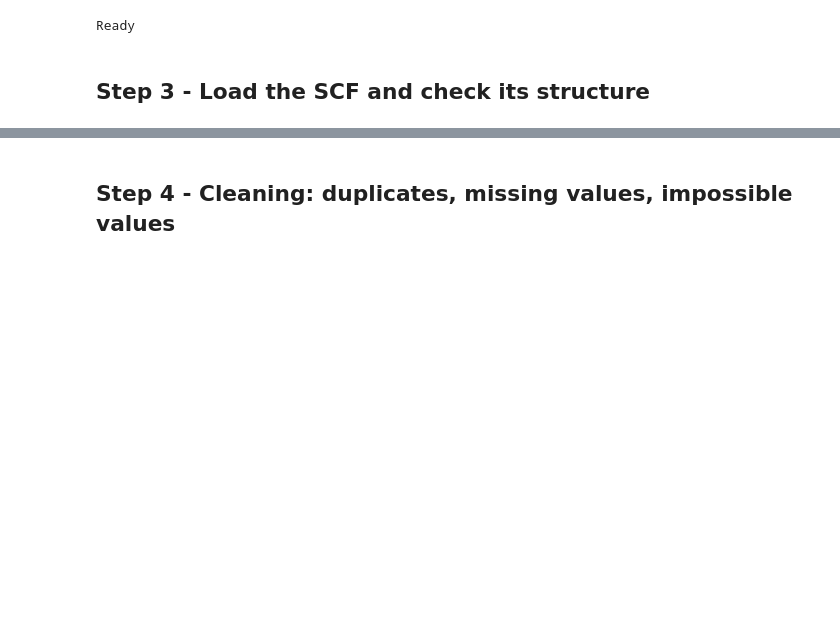
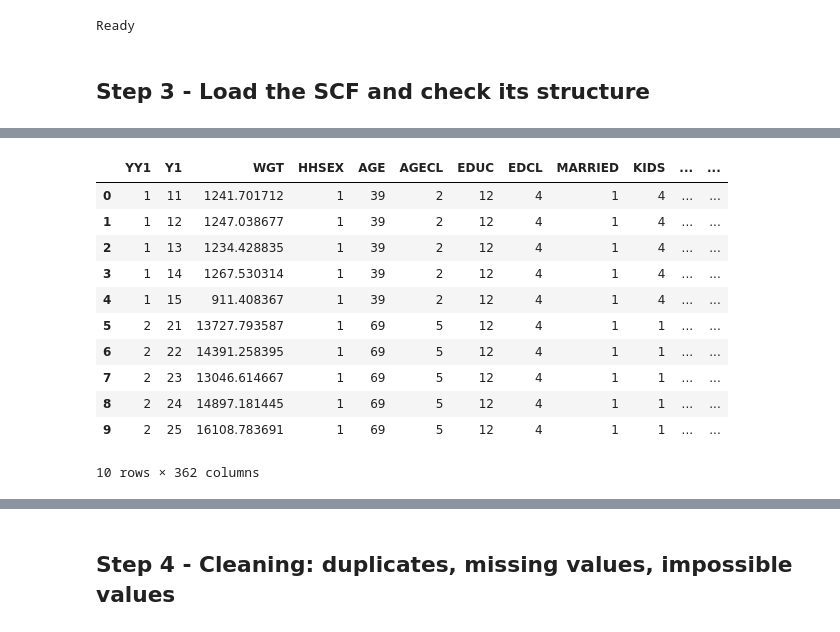
Before and after one commit to Ivory-Uche/Portfolio-Pilot, a Jupyter notebook: Portfolio_pilot_M3.ipynb, the cells around one changed output, grey strips where cells are left out. Drawn from its saved outputs; the diff is of its cells as text; code cells hidden in the pictures; blank space fills up the shorter version.

```diff
--- a/Portfolio_pilot_M3.ipynb
+++ b/Portfolio_pilot_M3.ipynb
@@ -139 +162,22 @@ Ready
+# %%
+# Load the SCF summary extract and verify the expected columns, rows, households, and implicates.
+
+raw = pd.read_csv(SCF_FILE, low_memory=False)
+raw.columns = [c.upper() for c in raw.columns] #uppercase all columns
+note("raw", "rows", len(raw)) #Counts the number of rows in the raw dataset and stores the result in the NUMBERS dictionary
+note("raw", "columns", raw.shape[1]) #Counts the number of Columns in the raw dataset and stores the result in the NUMBERS dictionary
+raw.head(10)
+# %% [output]
+|  | YY1 | Y1 | WGT | HHSEX | AGE | AGECL | EDUC | EDCL | MARRIED | KIDS | ... | ... |
+| 0 | 1 | 11 | 1241.701712 | 1 | 39 | 2 | 12 | 4 | 1 | 4 | ... | ... |
+| 1 | 1 | 12 | 1247.038677 | 1 | 39 | 2 | 12 | 4 | 1 | 4 | ... | ... |
+| 2 | 1 | 13 | 1234.428835 | 1 | 39 | 2 | 12 | 4 | 1 | 4 | ... | ... |
+| 3 | 1 | 14 | 1267.530314 | 1 | 39 | 2 | 12 | 4 | 1 | 4 | ... | ... |
+| 4 | 1 | 15 | 911.408367 | 1 | 39 | 2 | 12 | 4 | 1 | 4 | ... | ... |
+| 5 | 2 | 21 | 13727.793587 | 1 | 69 | 5 | 12 | 4 | 1 | 1 | ... | ... |
+| 6 | 2 | 22 | 14391.258395 | 1 | 69 | 5 | 12 | 4 | 1 | 1 | ... | ... |
+| 7 | 2 | 23 | 13046.614667 | 1 | 69 | 5 | 12 | 4 | 1 | 1 | ... | ... |
+| 8 | 2 | 24 | 14897.181445 | 1 | 69 | 5 | 12 | 4 | 1 | 1 | ... | ... |
+| 9 | 2 | 25 | 16108.783691 | 1 | 69 | 5 | 12 | 4 | 1 | 1 | ... | ... |
+10 rows × 362 columns
 # %%
```
Also changed, not shown: parts of 25 cells of this notebook.
